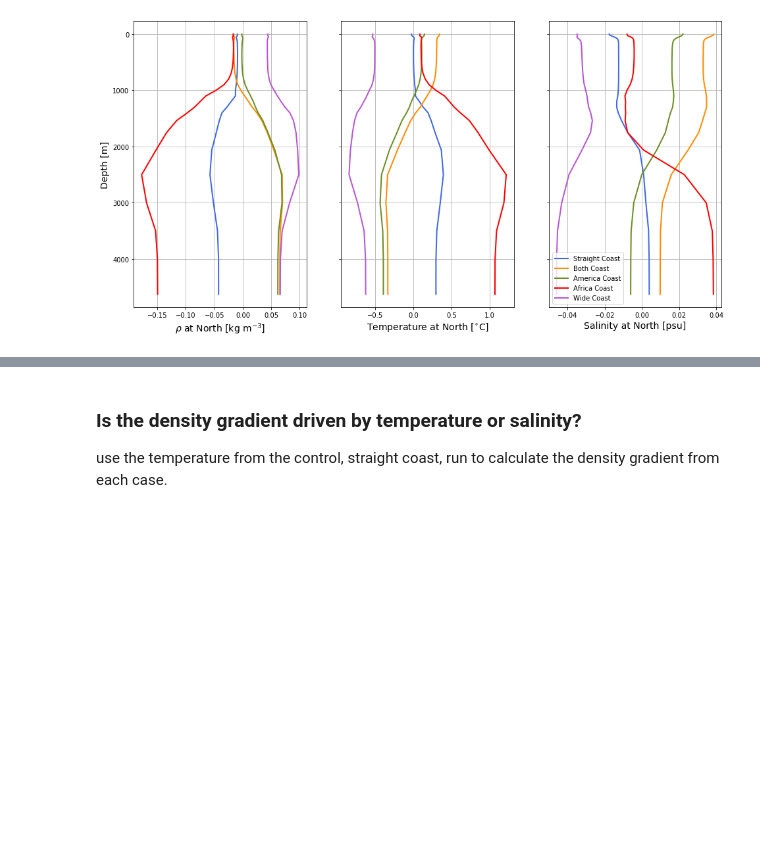
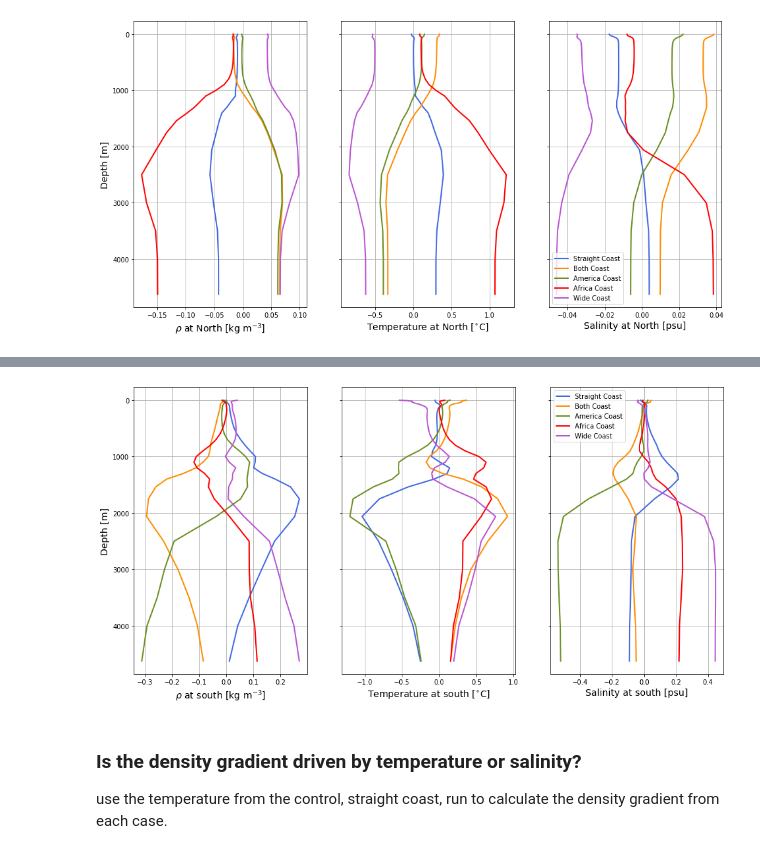
Before and after one commit to s-ragen/AQUA_CODE, a Jupyter notebook: scalings_wright_eos.ipynb, the cells around one changed output, grey strips where cells are left out. Cells and saved outputs as stored; diff of their text form; code cells hidden in the pictures; blank space fills up the shorter version.

```diff
--- a/scalings_wright_eos.ipynb
+++ b/scalings_wright_eos.ipynb
@@ -1197,3 +1101,80 @@ ValueError: 'yh' not found in array dimensions ('zl',)
+# %%
+mean_rho_south = (rho_south_straight.mean(dim='yh').mean(dim='xh') +
+                  rho_south_both.mean(dim='yh').mean(dim='xh') +
+                  rho_south_am.mean(dim='yh').mean(dim='xh') +
+                  rho_south_af.mean(dim='yh').mean(dim='xh') +
+                  rho_south_wide.mean(dim='yh').mean(dim='xh'))/5
+
+temp_south_straight = dy_straight.thetao.sel(xh=slice(252,255)).sel(yh=slice(-32,-29)).mean(dim='time')
+temp_south_both = dy_both.thetao.sel(xh=slice(242,245)).sel(yh=slice(-32,-29)).mean(dim='time')
+temp_south_am = dy_am.thetao.sel(xh=slice(242,245)).sel(yh=slice(-32,-29)).mean(dim='time')
+temp_south_af = dy_af.thetao.sel(xh=slice(252,255)).sel(yh=slice(-32,-29)).mean(dim='time')
+temp_south_wide = dy_wide.thetao.sel(xh=slice(238,241)).sel(yh=slice(-32,-29)).mean(dim='time')
+
+mean_temp_south = (temp_south_straight.mean(dim='yh').mean(dim='xh') +
+                  temp_south_both.mean(dim='yh').mean(dim='xh') +
+                  temp_south_am.mean(dim='yh').mean(dim='xh') +
+                  temp_south_af.mean(dim='yh').mean(dim='xh') +
+                  temp_south_wide.mean(dim='yh').mean(dim='xh')) / 5
+
+salt_south_straight = dy_straight.so.sel(xh=slice(252,255)).sel(yh=slice(-32,-29)).mean(dim='time')
+salt_south_both = dy_both.so.sel(xh=slice(242,245)).sel(yh=slice(-32,-29)).mean(dim='time')
+salt_south_am = dy_am.so.sel(xh=slice(242,245)).sel(yh=slice(-32,-29)).mean(dim='time')
+salt_south_af = dy_af.so.sel(xh=slice(252,255)).sel(yh=slice(-32,-29)).mean(dim='time')
+salt_south_wide = dy_wide.so.sel(xh=slice(238,241)).sel(yh=slice(-32,-29)).mean(dim='time')
+
+mean_salt_south = (salt_south_straight.mean(dim='yh').mean(dim='xh') +
+                  salt_south_both.mean(dim='yh').mean(dim='xh') +
+                  salt_south_am.mean(dim='yh').mean(dim='xh') +
+                  salt_south_af.mean(dim='yh').mean(dim='xh') +
+                  salt_south_wide.mean(dim='yh').mean(dim='xh')) / 5
+
+fig, ax = plt.subplots(1, 3, sharey=True, figsize=(16,8))
+ax[0].plot(rho_south_straight.mean(dim='yh').mean(dim='xh')-mean_rho_south,
+        delta_rho_straight.zl, color='royalblue', linewidth=2, label=case_straight)
+ax[0].plot(rho_south_both.mean(dim='yh').mean(dim='xh')-mean_rho_south,
+        delta_rho_both.zl, color='darkorange', linewidth=2, label=case_both)
+ax[0].plot(rho_south_am.mean(dim='yh').mean(dim='xh')-mean_rho_south,
+        delta_rho_am.zl, color='olivedrab', linewidth=2, label=case_am)
+ax[0].plot(rho_south_af.mean(dim='yh').mean(dim='xh')-mean_rho_south,
+        delta_rho_af.zl, color='r', linewidth=2, label=case_af)
+ax[0].plot(rho_south_wide.mean(dim='yh').mean(dim='xh')-mean_rho_south,
+           delta_rho_wide.zl, color='mediumorchid', linewidth=2, label=case_wide)
+ax[0].set_xlabel(r'$\rho$ at south [kg m$^{-3}$]', fontsize=14)
+ax[0].grid()
+
+ax[1].plot(temp_south_straight.mean(dim='yh').mean(dim='xh')-mean_temp_south,
+           delta_rho_straight.zl, color='royalblue', linewidth=2, label=case_straight)
+ax[1].plot(temp_south_both.mean(dim='yh').mean(dim='xh')-mean_temp_south,
+        delta_rho_both.zl, color='darkorange', linewidth=2, label=case_both)
+ax[1].plot(temp_south_am.mean(dim='yh').mean(dim='xh')-mean_temp_south,
+        delta_rho_am.zl, color='olivedrab', linewidth=2, label=case_am)
+ax[1].plot(temp_south_af.mean(dim='yh').mean(dim='xh')-mean_temp_south,
+        delta_rho_af.zl, color='r', linewidth=2, label=case_af)
+ax[1].plot(temp_south_wide.mean(dim='yh').mean(dim='xh')-mean_temp_south,
+           delta_rho_wide.zl, color='mediumorchid', linewidth=2, label=case_wide)
+ax[1].set_xlabel(r'Temperature at south [$^{\circ}$C]', fontsize=14)
+ax[1].grid()
+
+ax[2].plot(salt_south_straight.mean(dim='yh').mean(dim='xh')-mean_salt_south,
+           delta_rho_straight.zl, color='royalblue', linewidth=2, label=case_straight)
+ax[2].plot(salt_south_both.mean(dim='yh').mean(dim='xh')-mean_salt_south,
+        delta_rho_both.zl, color='darkorange', linewidth=2, label=case_both)
+ax[2].plot(salt_south_am.mean(dim='yh').mean(dim='xh')-mean_salt_south,
+        delta_rho_am.zl, color='olivedrab', linewidth=2, label=case_am)
+ax[2].plot(salt_south_af.mean(dim='yh').mean(dim='xh')-mean_salt_south,
+        delta_rho_af.zl, color='r', linewidth=2, label=case_af)
+ax[2].plot(salt_south_wide.mean(dim='yh').mean(dim='xh')-mean_salt_south,
+           delta_rho_wide.zl, color='mediumorchid', linewidth=2, label=case_wide)
+ax[2].set_xlabel('Salinity at south [psu]', fontsize=14)
+
+ax[2].grid()
+plt.gca().invert_yaxis()
+ax[0].set_ylabel('Depth [m]', fontsize=14),
+plt.legend()
+plt.show()
+# %% [output]
+[figure, added]
 # %%
 # fig, ax = plt.subplots(figsize=(10,8))
 # ax.plot(1, term1_straight, 'o', color='royalblue', markersize=10)
```
Also changed, not shown: parts of 3 cells of this notebook.
